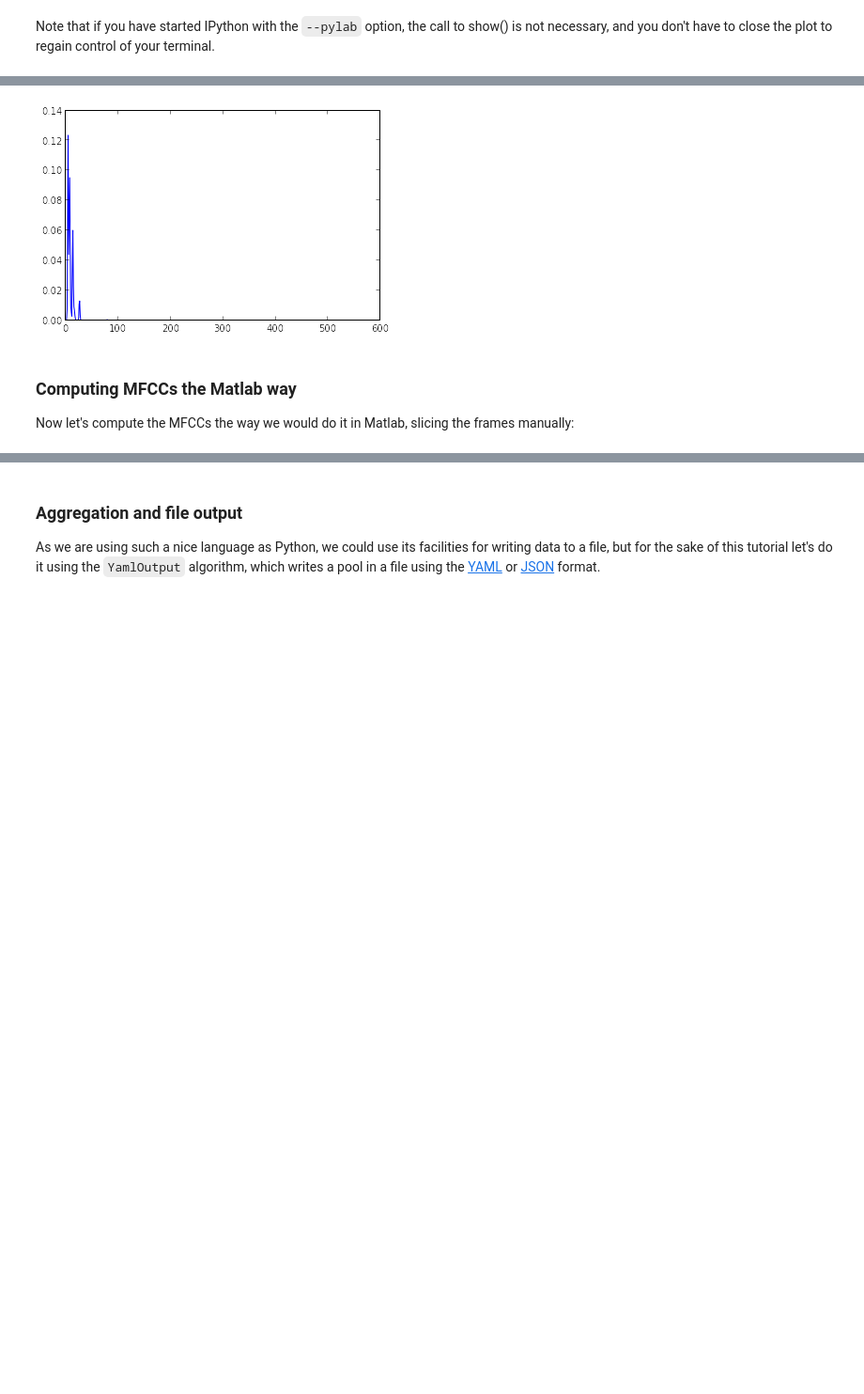
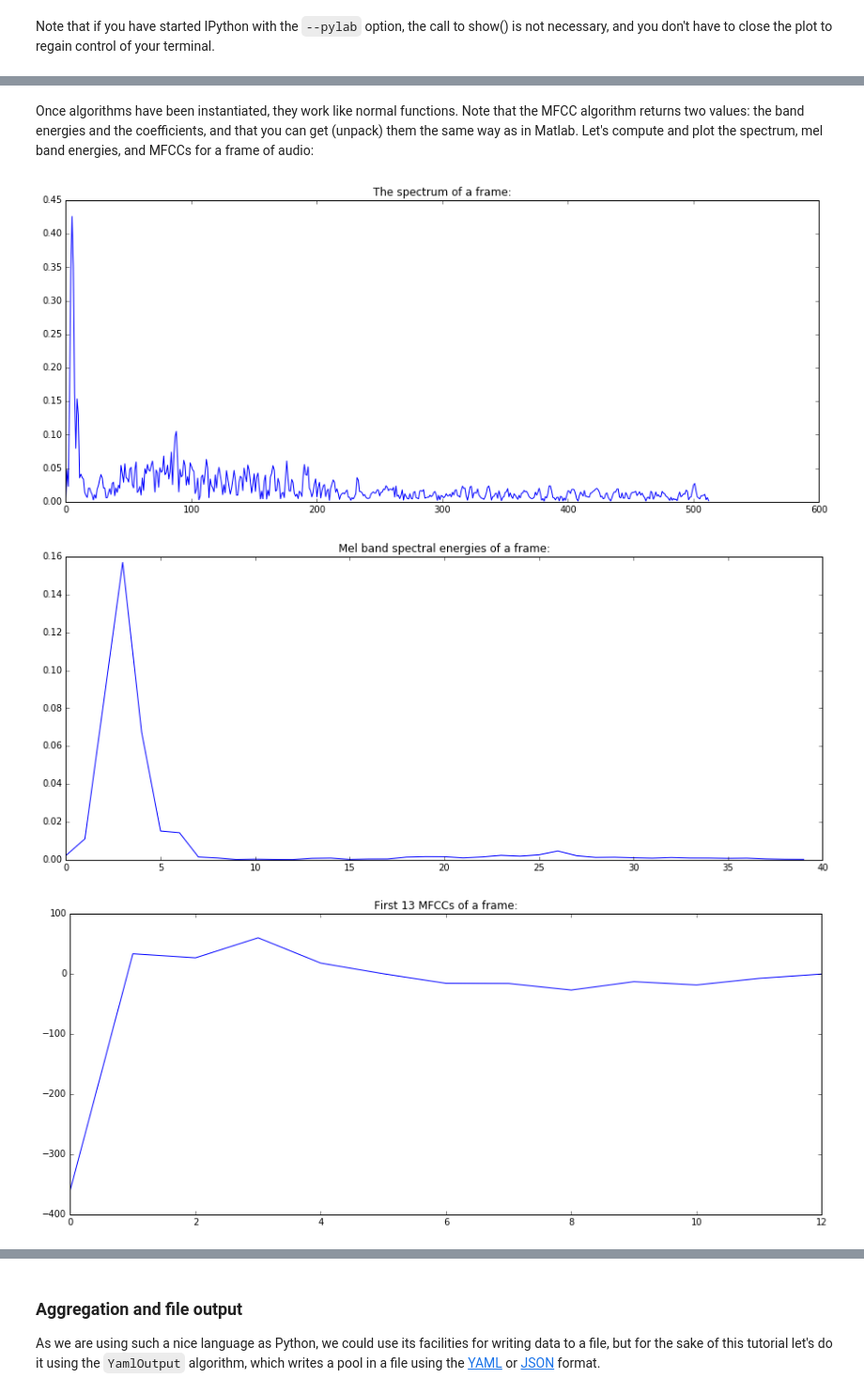
Before and after one commit to MTG/essentia, a Jupyter notebook: src/examples/tutorial/essentia_python_tutorial.ipynb, the cells around one changed output, grey strips where cells are left out. Shown at 94% size. Drawn from its saved outputs; the diff is of its cells as text; code cells hidden in the pictures; blank space fills up the shorter version.

```diff
--- a/src/examples/tutorial/essentia_python_tutorial.ipynb
+++ b/src/examples/tutorial/essentia_python_tutorial.ipynb
@@ -111,11 +113,22 @@ Once algorithms have been instantiated, they work like normal functions:
-# %%
-frame = audio[5*44100 : 5*44100 + 1024]
-spec = spectrum(w(frame))
-
-plot(spec)
-show() # unnecessary if you started "ipython --pylab"
-# %% [output]
-[figure, removed]
-# %% [markdown]
-### Computing MFCCs the Matlab way
-Now let's compute the MFCCs the way we would do it in Matlab, slicing the frames manually:
+# %% [markdown]
+Once algorithms have been instantiated, they work like normal functions. Note that the MFCC algorithm returns two values: the band energies and the coefficients, and that you can get (unpack) them the same way as in Matlab. Let's compute and plot the spectrum, mel band energies, and MFCCs for a frame of audio:
+# %%
+frame = audio[6*44100 : 6*44100 + 1024]
+spec = spectrum(w(frame))
+mfcc_bands, mfcc_coeffs = mfcc(spec)
+
+plot(spec)
+plt.title("The spectrum of a frame:")
+show() # unnecessary if you started "ipython --pylab"
+
+plot(mfcc_bands)
+plt.title("Mel band spectral energies of a frame:")
+show() # unnecessary if you started "ipython --pylab"
+
+plot(mfcc_coeffs)
+plt.title("First 13 MFCCs of a frame:")
+show() # unnecessary if you started "ipython --pylab"
+# %% [output]
+[figure, added]
+[figure, added]
+[figure, added]
```
Also changed, not shown: parts of 28 cells of this notebook.
